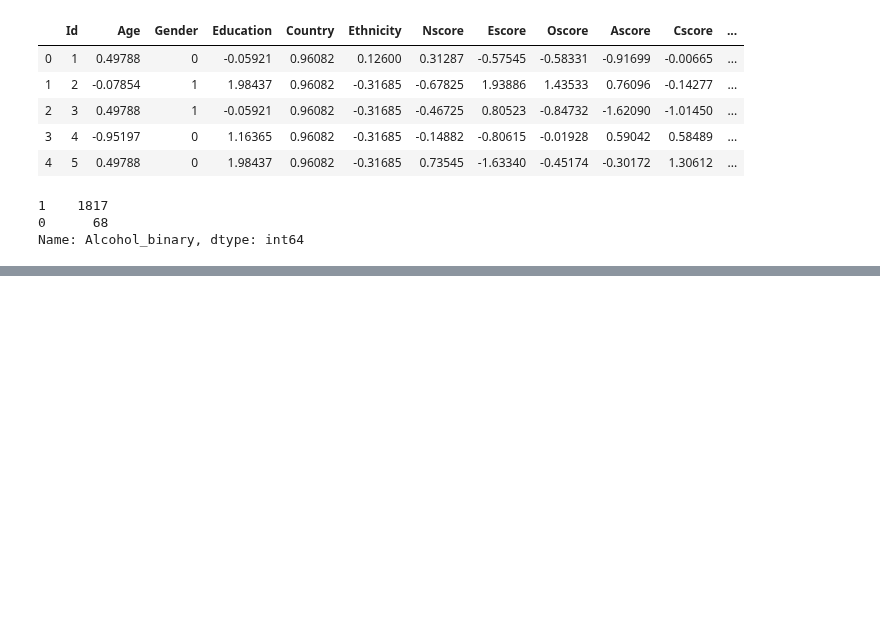
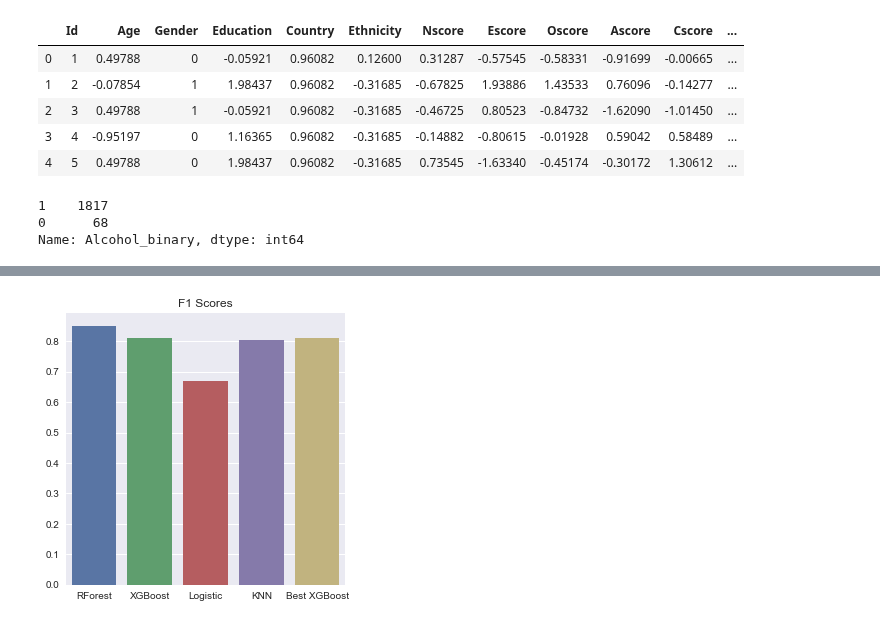
Before and after one commit to trevohearn/nyc-mhtn-ds-010620-lectures, a Jupyter notebook: week-9/classification_project/student.ipynb, the cells around one changed output, grey strips where cells are left out. Cells and saved outputs as stored; diff of their text form; code cells hidden in the pictures; blank space fills up the shorter version.

```diff
--- a/week-9/classification_project/student.ipynb
+++ b/week-9/classification_project/student.ipynb
@@ -504,0 +850,6 @@ plt.show()
+# %%
+sns.barplot(ModelNames, ModelF1Scores, alpha=1 )
+plt.title('F1 Scores')
+plt.show()
+# %% [output]
+[figure, added]
```
Also changed, not shown: parts of 35 cells of this notebook, 11 other files.
